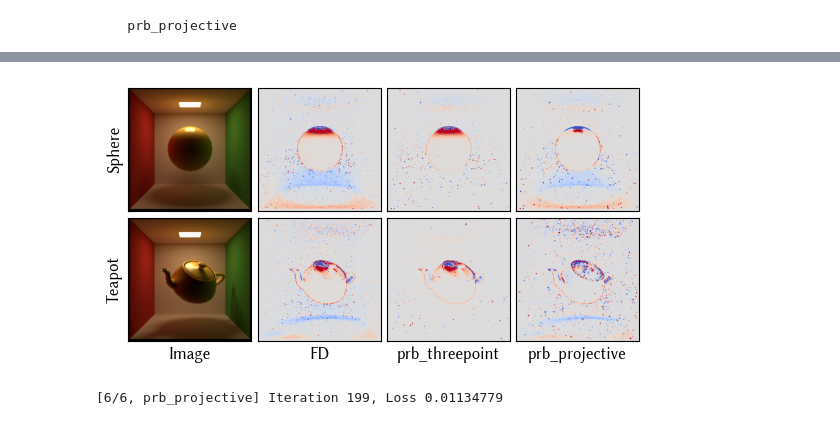
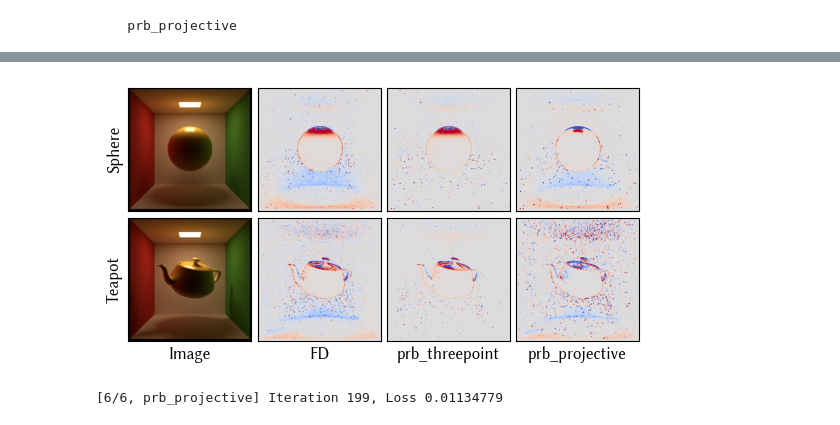
Before and after one commit to mworchel/mitsuba-missing-term, a Jupyter notebook: case_2_cornell_box.ipynb, the cells around one changed output, grey strips where cells are left out. Drawn from its saved outputs; the diff is of its cells as text; code cells hidden in the pictures.

Commit message:
Return to previous orientation of the teapot and use `case_2` naming in figures

```diff
--- a/case_2_cornell_box.ipynb
+++ b/case_2_cornell_box.ipynb
@@ -66,7 +66,7 @@ def generate_data(integrators: List[str], spp: int, spp_grad: int):
                 scene_dict['shape']['type'] = 'ply'
                 del scene_dict['shape']['radius']
                 scene_dict['shape']['filename'] = 'data/teapot.ply'
-                scene_dict['shape']['to_world'] = mi.ScalarTransform4f().translate([0,-0.3,0]).rotate([0, 1, 0], -150).rotate([1, 0, 0], -130).scale(0.25)
+                scene_dict['shape']['to_world'] = mi.ScalarTransform4f().translate([0,-0.3,0]).rotate([0, 1, 0], -150).rotate([1, 0, 0], -110).scale(0.25)
             scene = mi.load_dict(scene_dict)
 
             params   = mi.traverse(scene)
@@ -97,5 +97,5 @@ data = generate_data(integrators, spp=4*1024, spp_grad=4*1024)
     prb_threepoint
     prb_projective
 # %%
-generate_figure(integrators, data, Path("output/case_3_cornell.pdf"), grad_projection='mean', square_r_setting_3=False, quantile=0.99)
+generate_figure(integrators, data, Path("output/case_3_forward.pdf"), grad_projection='mean', square_r_setting_3=False, quantile=0.99)
 # %% [output]
@@ -104,4 +104,4 @@ Clipping input data to the valid range for imshow with RGB data ([0..1] for floa
-[figure, old version]
+[figure, new version]
 # %%
 def generate_data_pose_estimation(integrators: List[str], num_iterations: int, spp_ref: int, spp_opt: int, spp_opt_grad: Optional[int] = None):
     num_runs = 6
```
Also changed, not shown: parts of 1 cell of this notebook.
